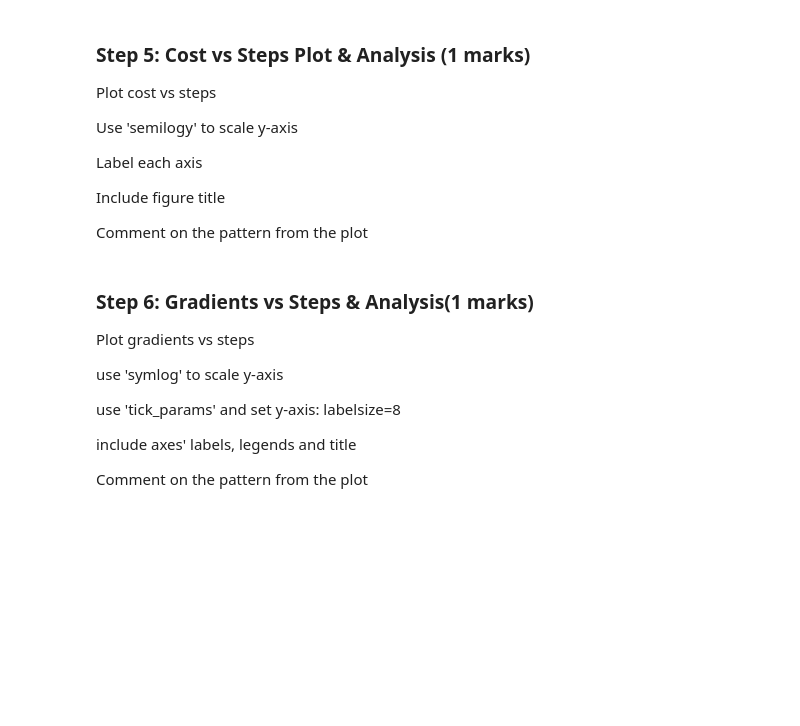
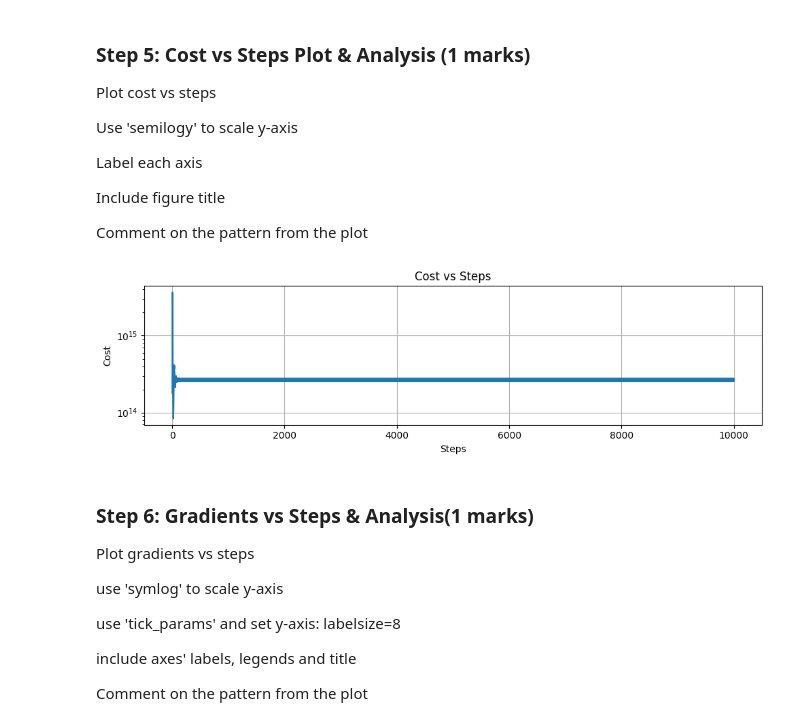
Before and after one commit to maryalrachid-ENGG680/ENGG680_2025_Fall, a Jupyter notebook: Lab_Assignment2/Assignment2_Upload.ipynb, the cells around one changed output. Drawn from its saved outputs; the diff is of its cells as text; code cells hidden in the pictures; blank space fills up the shorter version.

```diff
--- a/Lab_Assignment2/Assignment2_Upload.ipynb
+++ b/Lab_Assignment2/Assignment2_Upload.ipynb
@@ -424,13 +549,21 @@ Comment on the pattern from the plot
 # %%
 fig , ax = plt.subplots(nrows=1,ncols=1, figsize=(10,3))
 # (0.5 marks)
-# ...
+# semiology for cost iteration
+ax.semilogy(arr_cost)
+ax.set_xlabel('Steps')
+ax.set_ylabel('Cost')
+ax.set_title('Cost vs Steps')
 ax.grid(True)
+
 fig.tight_layout()
 plt.show()
 
 # Comment on the pattern (0.5 marks)
-# ...
+# cost decreases rapidly at the beginning which shows that the gradient descent updates are moving in the correct direction.
+# it eventually flattens as the solution nears convergence which means that further updates would only provide small improvements.
+# %% [output]
+[figure, added]
 # %% [markdown]
 ### Step 6: Gradients vs Steps & Analysis(1 marks)
 Plot gradients vs steps
```
Also changed, not shown: parts of 25 cells of this notebook.
